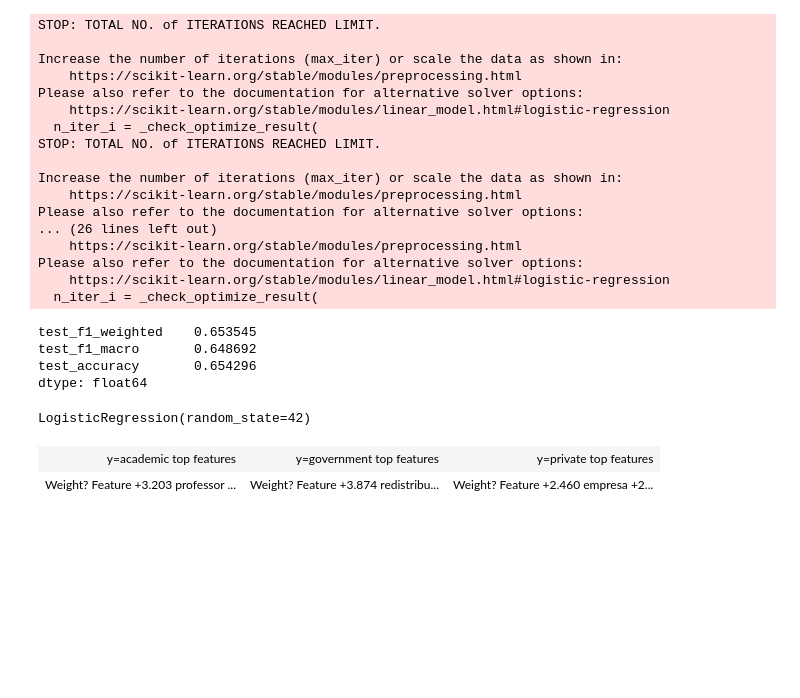
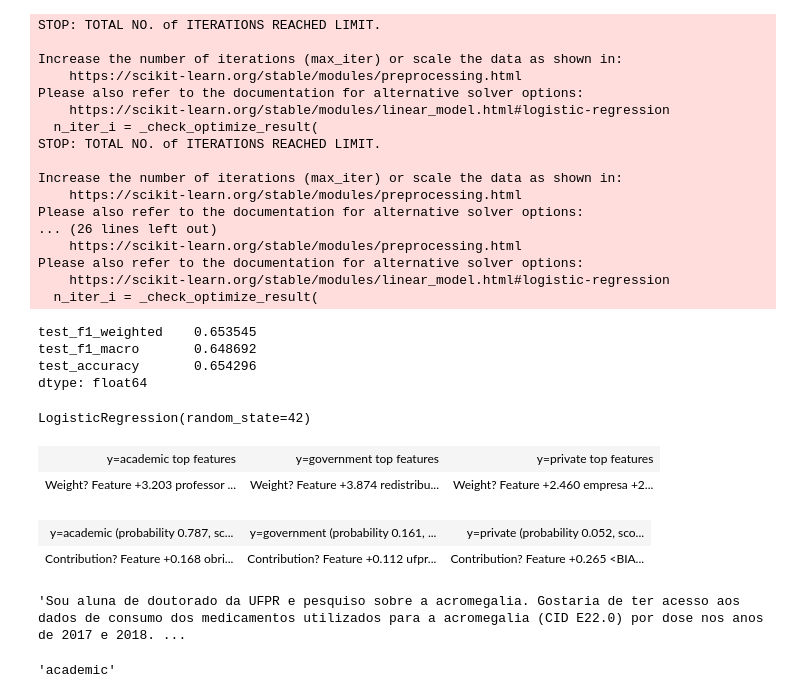
Before and after one commit to Marcos-Med/PLN, a Jupyter notebook: Marcos/ep2.ipynb, the cells around one changed output. Drawn from its saved outputs; the diff is of its cells as text; code cells hidden in the pictures; blank space fills up the shorter version.

```diff
--- a/Marcos/ep2.ipynb
+++ b/Marcos/ep2.ipynb
@@ -564,3 +564,16 @@ eli5.show_weights(model, top=20, feature_names=selected_features, target_names=l
 # %% [output]
 | y=academic top features | y=government top features | y=private top features |
 | Weight? Feature +3.203 professor ... | Weight? Feature +3.874 redistribu... | Weight? Feature +2.460 empresa +2... |
+# %%
+eli5.show_prediction(model, X_new[0], top=20, feature_names= selected_features, target_names= le.classes_)
+# %% [output]
+| y=academic (probability 0.787, sc... | y=government (probability 0.161, ... | y=private (probability 0.052, sco... |
+| Contribution? Feature +0.168 obri... | Contribution? Feature +0.112 ufpr... | Contribution? Feature +0.265 <BIA... |
+# %%
+df['req_text'][0]
+# %% [output]
+'Sou aluna de doutorado da UFPR e pesquiso sobre a acromegalia. Gostaria de ter acesso aos dados de consumo dos medicamentos utilizados para a acromegalia (CID E22.0) por dose nos anos de 2017 e 2018. ...
+# %%
+df['profession'][0]
+# %% [output]
+'academic'
```
